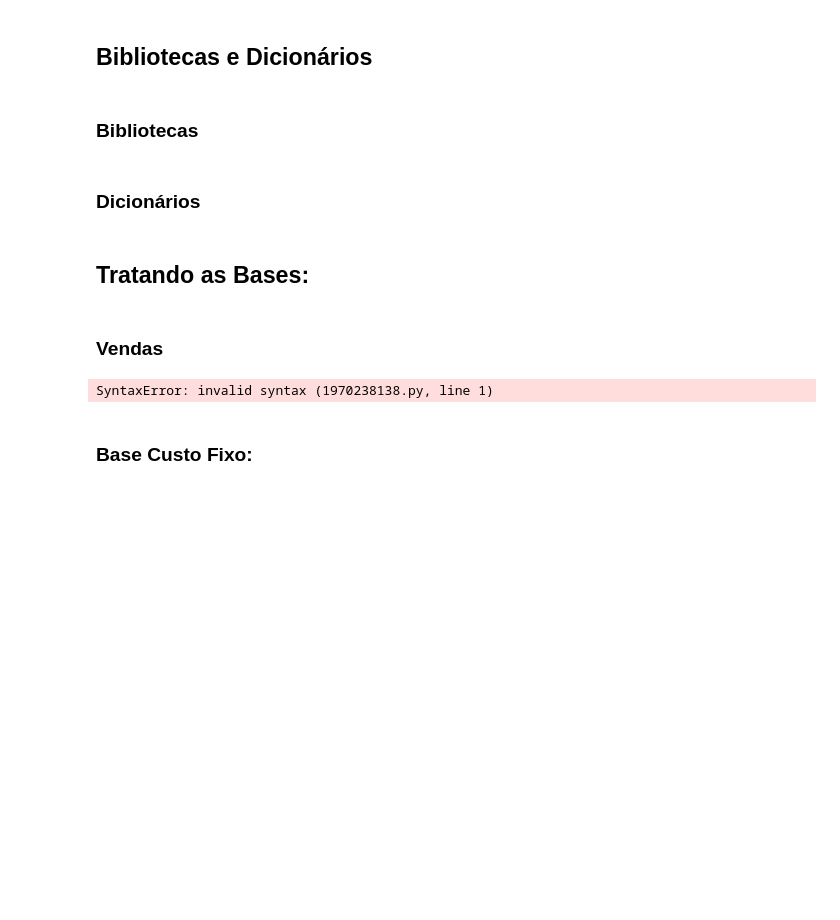
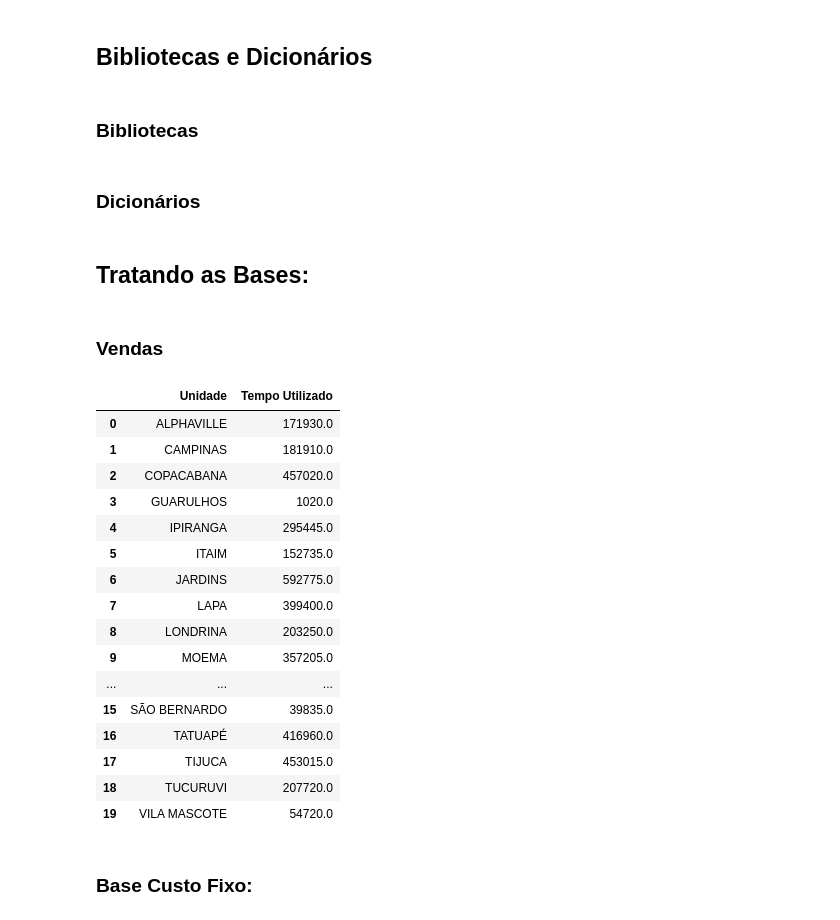
Before and after one commit to Devthalesant/Rentabilidade, a Jupyter notebook: Functions/tratando_bases.ipynb, the cells around one changed output. Drawn from its saved outputs; the diff is of its cells as text; code cells hidden in the pictures; blank space fills up the shorter version.

```diff
--- a/Functions/tratando_bases.ipynb
+++ b/Functions/tratando_bases.ipynb
@@ -634,7 +634,7 @@ all_costs_2024 = {
 #vmb_2024_concat = pd.concat(lista_arquvios)
 #vmb_2024_concat.to_csv('Bases/Venda Mesal Bruta/2024/vmb_2024_concat.csv')
 # %%
-vmb_concat_path = "Bases/Venda Mesal Bruta/2024/vmb_2024_concat.csv"
+vmb_concat_path = "C:/Users/novo1/OneDrive/Desktop/Dev/Rentabilidade Anual/Bases/Venda Mesal Bruta/2024/vmb_2024_concat.csv"
 
 
 vmb_concat = pd.read_csv(vmb_concat_path,low_memory=False)
@@ -719,34 +719,50 @@ comissao = 0.04
 
 cmv = cartao + imposto + comissao
 
 vmb_concat['Custo Sobre Venda'] = vmb_concat['Valor liquido item'] * cmv
 
 # Colocando Tempo dos procedimentos
 vmb_concat["Tempo Procedimento"] = vmb_concat['Procedimento_padronizado'].map(duration_dic)
 
 #tratando o tempo
 vmb_concat['Tempo Procedimento'] = pd.to_timedelta(vmb_concat['Tempo Procedimento']).dt.total_seconds() // 60
 
 vmb_concat['Tempo Total'] = vmb_concat['Tempo Procedimento'] * vmb_concat["Quantidade"]
 
 vmb_concat_columns = ['ID orçamento', 'ID cliente', 'Status', 'Mês venda', 'Unidade',
                       'Valor líquido','Procedimento_padronizado', 'Quantidade',
                       'Valor tabela item','Valor liquido item','Valor unitário','Tempo Total', 'Custo Produto',
                       'Custo Insumos', 'Custo Mod', 'Custo Direto Total', 'Custo Sobre Venda','Cortesia?']
 
 
 
 vmb_concat = vmb_concat[vmb_concat_columns]
 
 vmb_concat = vmb_concat.rename(columns={"Tempo Total" : "Tempo Utilizado"})
 
 # Horas utilizadas por unidade:
 
 df_tempo_pago = vmb_concat.groupby(['Unidade']).agg({"Tempo Utilizado" : 'sum'}).reset_index()
 
 df_tempo_pago
 # %% [output]
-SyntaxError: invalid syntax (1970238138.py, line 1)
+|  | Unidade | Tempo Utilizado |
+| 0 | ALPHAVILLE | 171930.0 |
+| 1 | CAMPINAS | 181910.0 |
+| 2 | COPACABANA | 457020.0 |
+| 3 | GUARULHOS | 1020.0 |
+| 4 | IPIRANGA | 295445.0 |
+| 5 | ITAIM | 152735.0 |
+| 6 | JARDINS | 592775.0 |
+| 7 | LAPA | 399400.0 |
+| 8 | LONDRINA | 203250.0 |
+| 9 | MOEMA | 357205.0 |
+| ... | ... | ... |
+| 15 | SÃO BERNARDO | 39835.0 |
+| 16 | TATUAPÉ | 416960.0 |
+| 17 | TIJUCA | 453015.0 |
+| 18 | TUCURUVI | 207720.0 |
+| 19 | VILA MASCOTE | 54720.0 |
 # %% [markdown]
 ### Base Custo Fixo:
 # %%
```
Also changed, not shown: parts of 4 cells of this notebook, 5 other files.
